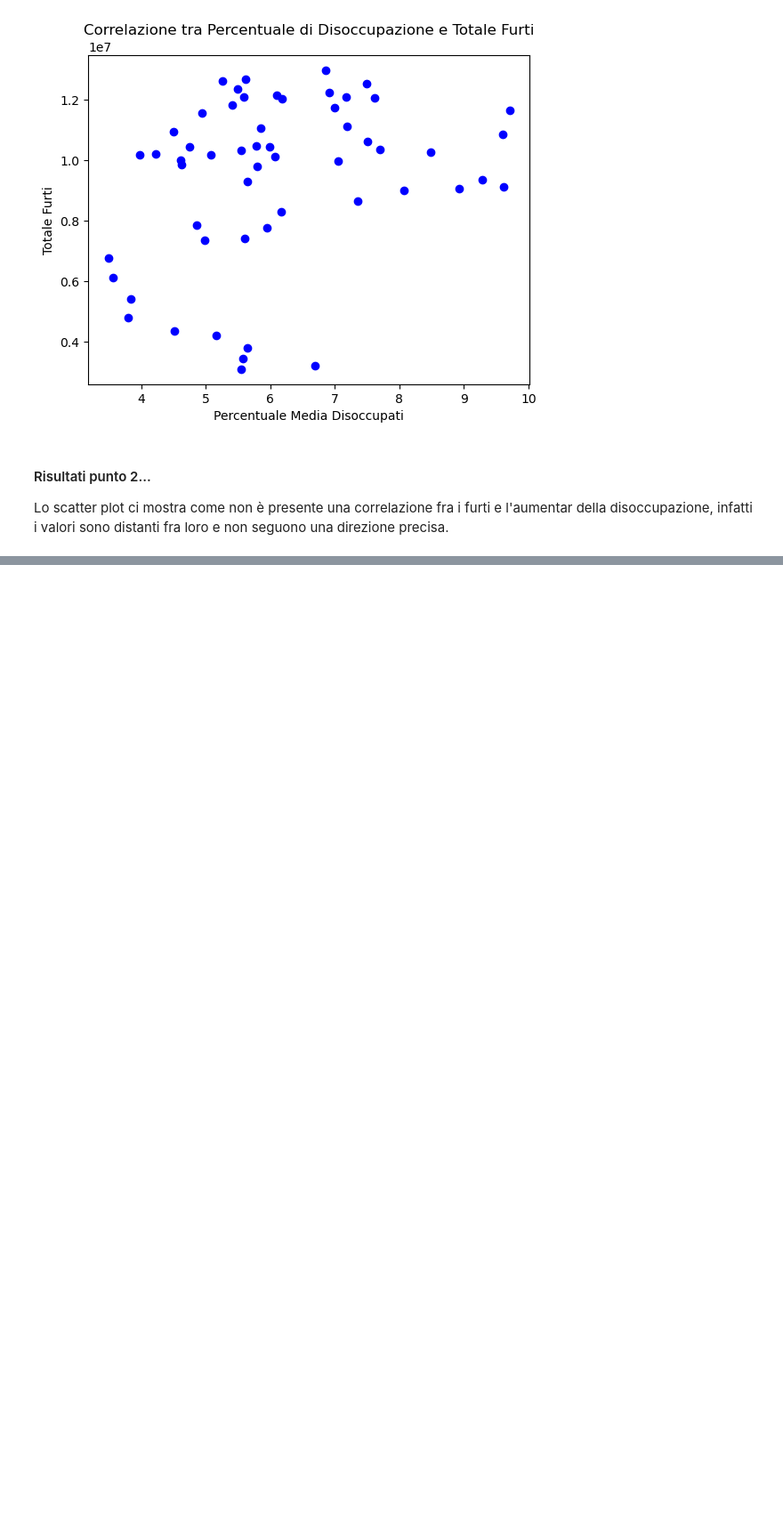
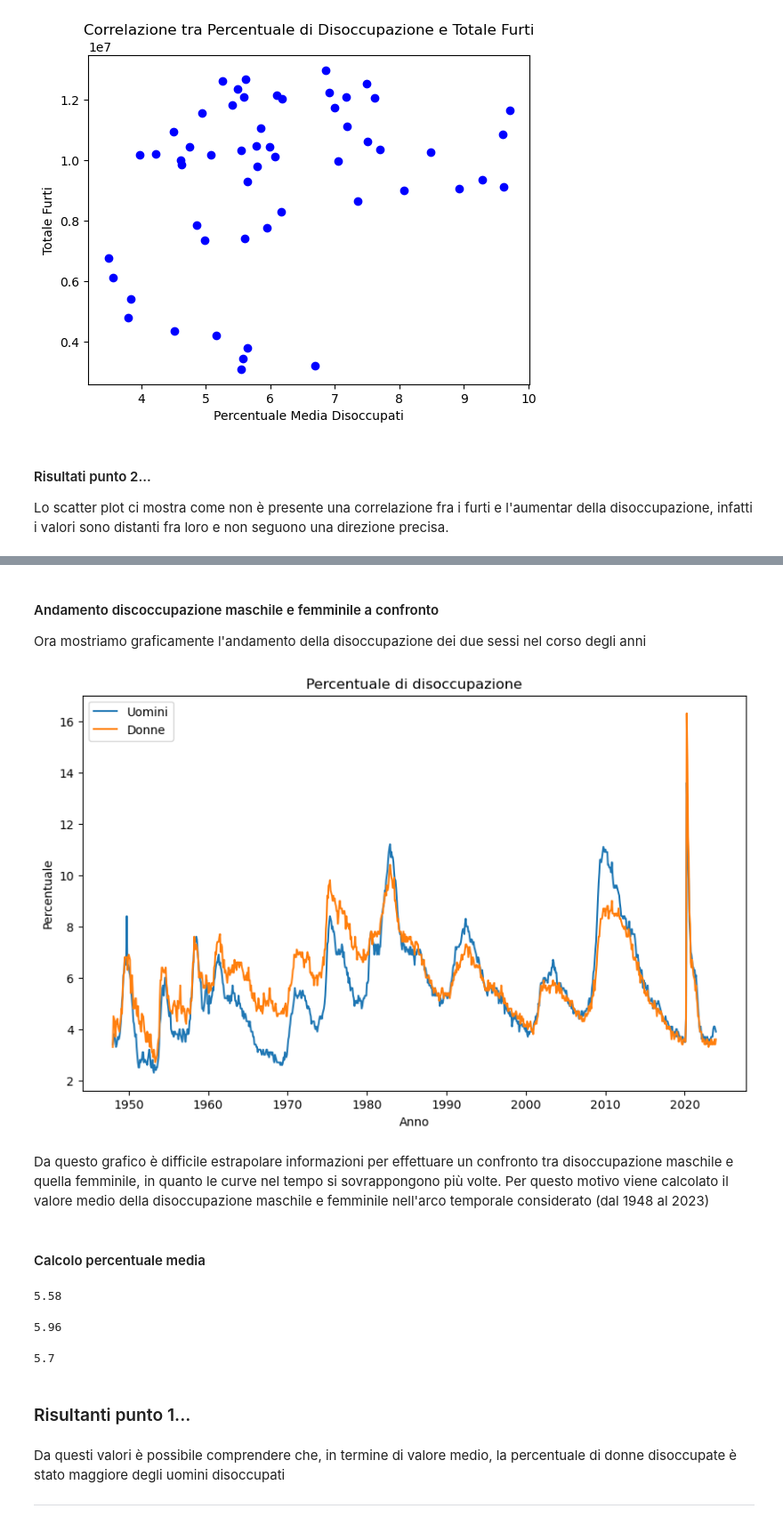
Before and after one commit to MatteoCalvanico/DataAnalytics-Project, a Jupyter notebook: Progetto.ipynb, the cells around one changed output, grey strips where cells are left out. Shown at 89% size. Drawn from its saved outputs; the diff is of its cells as text; code cells hidden in the pictures; blank space fills up the shorter version.

```diff
--- a/Progetto.ipynb
+++ b/Progetto.ipynb
@@ -347,0 +308,22 @@ Risulta evidente che negli anni il trend di disocupazione giovanile sia maggiore
+# %% [markdown]
+#### Andamento discoccupazione maschile e femminile a confronto
+
+Ora mostriamo graficamente l'andamento della disoccupazione dei due sessi nel corso degli anni
+# %%
+plt.figure(figsize=(10, 6))
+plt.plot(df['date'], df['men_rate'], label='Uomini')
+plt.plot(df['date'], df['women_rate'], label='Donne')
+
+
+#Aggiungiamo qualche label
+plt.title("Percentuale di disoccupazione")
+plt.ylabel("Percentuale")
+plt.xlabel("Anno")
+plt.legend()
+plt.show()
+# %% [output]
+[figure, added]
+# %% [markdown]
+Da questo grafico è difficile estrapolare informazioni per effettuare un confronto tra disoccupazione maschile e quella femminile, in quanto le curve nel tempo si sovrappongono più volte. Per questo motivo viene calcolato il valore medio della disoccupazione maschile e femminile nell'arco temporale considerato (dal 1948 al 2023)
+# %% [markdown]
+#### Calcolo percentuale media
@@ -347,0 +334,18 @@ Risulta evidente che negli anni il trend di disocupazione giovanile sia maggiore
+# %%
+percentualeMediaMaschi
+# %% [output]
+5.58
+# %%
+percentualeMediaDonne
+# %% [output]
+5.96
+# %%
+percentualeMediaTot
+# %% [output]
+5.7
+# %% [markdown]
+### Risultanti punto 1...
+# %% [markdown]
+Da questi valori è possibile comprendere che, in termine di valore medio, la percentuale di donne disoccupate è stato maggiore degli uomini disoccupati
+
+---
```
Also changed, not shown: parts of 32 cells of this notebook.
